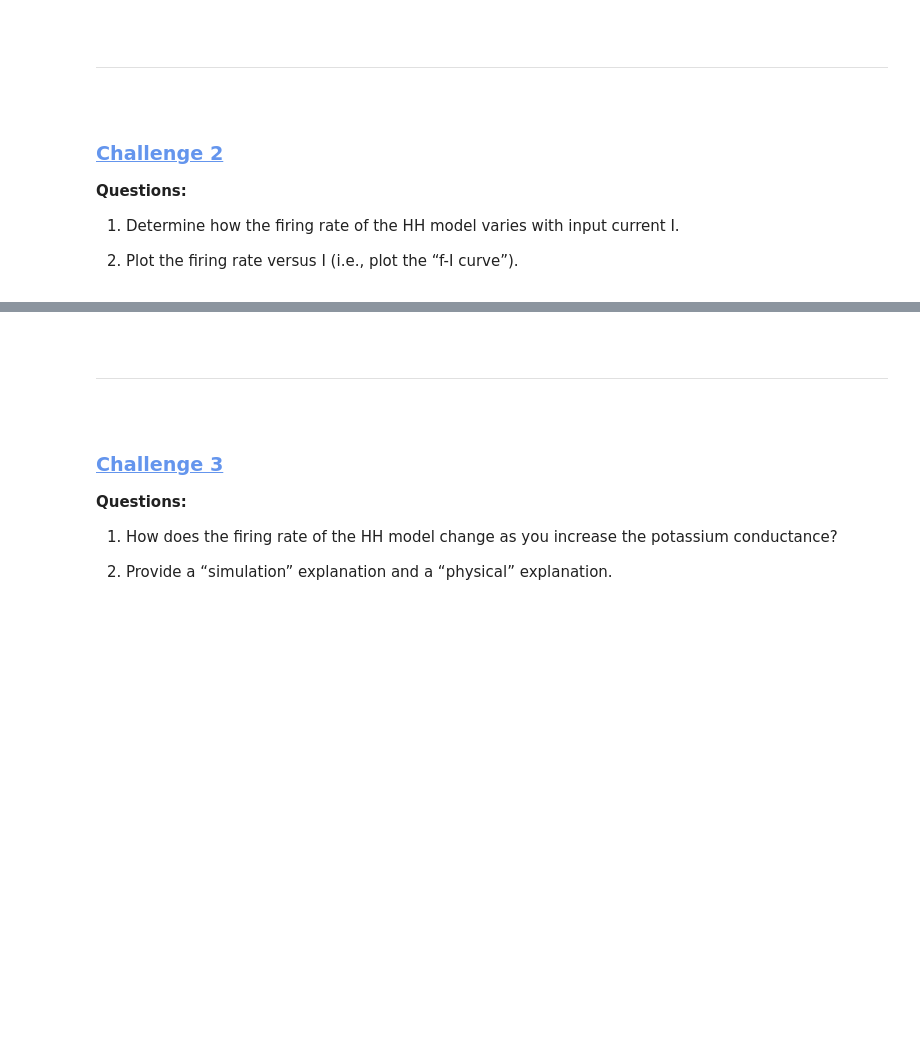
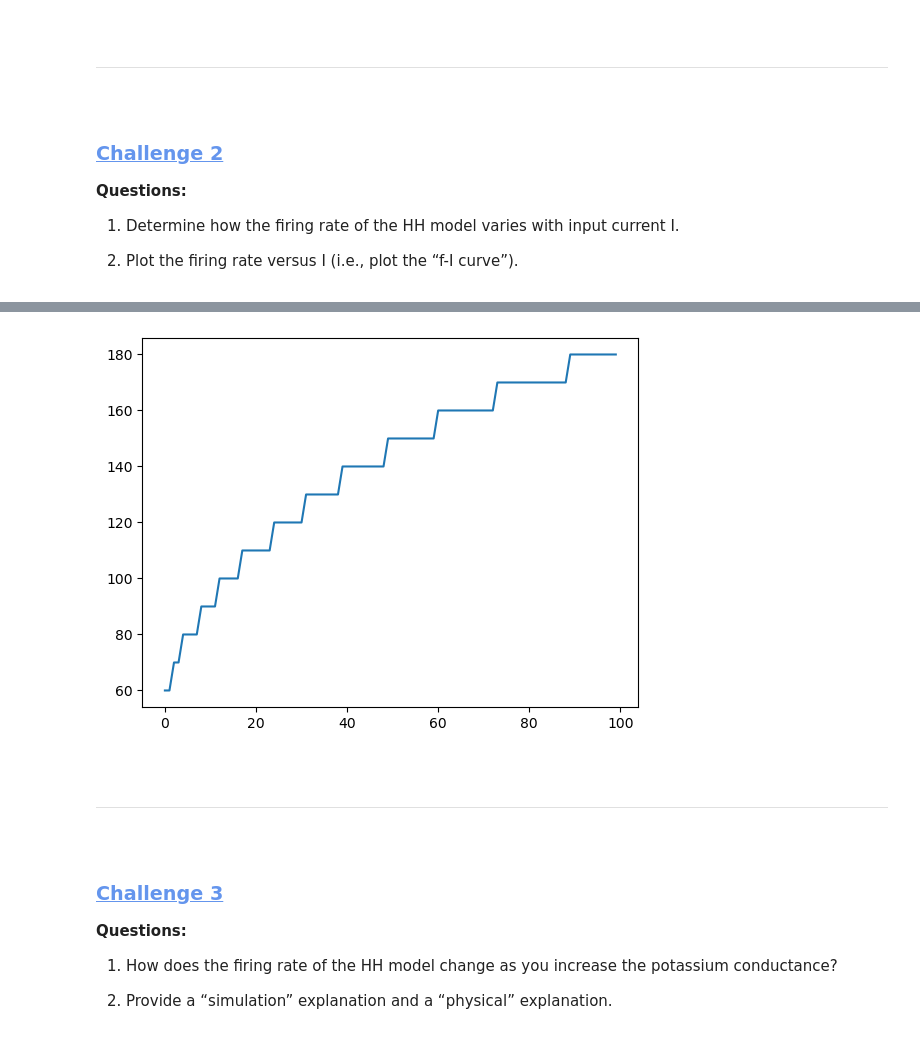
Before and after one commit to brittahn/CASMA665, a Jupyter notebook: Homeworks/AhnB_HW2-HH_CASMA665_F2024.ipynb, the cells around one changed output, grey strips where cells are left out. Cells and saved outputs as stored; diff of their text form; code cells hidden in the pictures; blank space fills up the shorter version.

```diff
--- a/Homeworks/AhnB_HW2-HH_CASMA665_F2024.ipynb
+++ b/Homeworks/AhnB_HW2-HH_CASMA665_F2024.ipynb
@@ -295,3 +323,22 @@ ValueError: x and y must have same first dimension, but have shapes (100,) and (
+# %%
+# Initialize arrays of currents, firing rates
+arr_I = []
+arr_rates = []
+T0=100
+
+for i in range(0,100):  # 0 to 99
+    arr_I.append(i*1)
+
+# Recursively call the HH_firingrate(I0,T0) function.
+for i in arr_I:
+    arr_rates.append(HH_firingrate(i,T0)[0])
+    # print(arr_rates)
+
+plt.figure()
+plt.plot(arr_I, arr_rates)
+plt.show()
+# %% [output]
+[figure, added]
 # %% [markdown]
 <pre>
 
```
Also changed, not shown: parts of 9 cells of this notebook.
